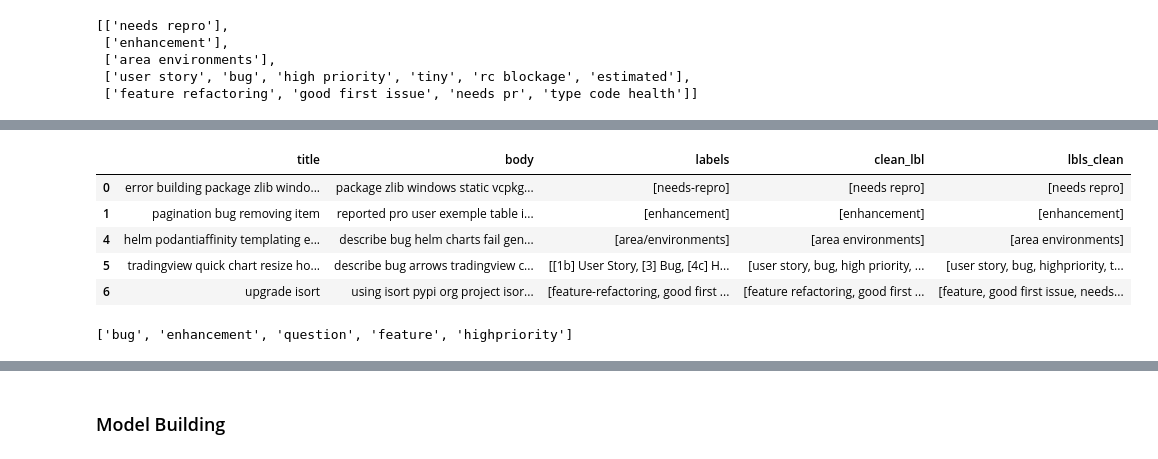
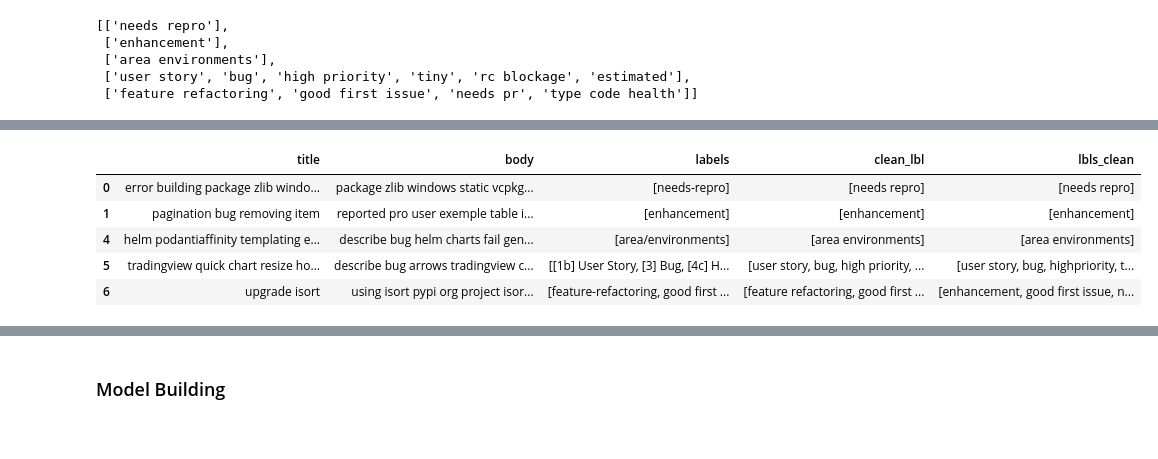
Before and after one commit to fyprjgroup3/FY_project, a Jupyter notebook: Labelizer_nb_v3.ipynb, the cells around one changed output, grey strips where cells are left out. Saved outputs shown, nothing was run; the diff lists cells and outputs as text; code cells hidden in the pictures.

```diff
--- a/Labelizer_nb_v3.ipynb
+++ b/Labelizer_nb_v3.ipynb
@@ -25,8 +33,8 @@ pd.set_option("display.max_rows",2500)
 ### Data Import
 # %%
 #import the data
-#data=pd.concat([pd.read_csv('/content/drive/My Drive/FY_project/dataset/results-20190513-ofapr19.csv'), pd.read_csv('/content/drive/My Drive/FY_project/dataset/results-20190613-ofmay19.csv')])
-data=pd.read_csv('E:\yearproject.csv')
+data=pd.concat([pd.read_csv('/content/drive/My Drive/FY_project/dataset/results-20190513-ofapr19.csv'), pd.read_csv('/content/drive/My Drive/FY_project/dataset/results-20190613-ofmay19.csv')])
+#data=pd.read_csv('E:\yearproject.csv')
 data.head()
 # %% [output]
 |  | action | url | title | body | labels |
@@ -388,0 +397,7 @@ freq[:50]
+# %%
+#feature and enhancement are same hence using single word enhancement
+lbls1=[]
+for i in lbls:
+    i=[w.replace('feature','enhancement')
+        for w in i]
+    lbls1.append(i)
@@ -389,12 +436,12 @@ freq[:50]
 # %%
 #add cleaned labels to the dataset
-data['lbls_clean']=lbls
+data['lbls_clean']=lbls1
 data.head()
 # %% [output]
 |  | title | body | labels | clean_lbl | lbls_clean |
 | 0 | error building package zlib windo... | package zlib windows static vcpkg... | [needs-repro] | [needs repro] | [needs repro] |
 | 1 | pagination bug removing item | reported pro user exemple table i... | [enhancement] | [enhancement] | [enhancement] |
 | 4 | helm podantiaffinity templating e... | describe bug helm charts fail gen... | [area/environments] | [area environments] | [area environments] |
 | 5 | tradingview quick chart resize ho... | describe bug arrows tradingview c... | [[1b] User Story, [3] Bug, [4c] H... | [user story, bug, high priority, ... | [user story, bug, highpriority, t... |
-| 6 | upgrade isort | using isort pypi org project isor... | [feature-refactoring, good first ... | [feature refactoring, good first ... | [feature, good first issue, needs... |
+| 6 | upgrade isort | using isort pypi org project isor... | [feature-refactoring, good first ... | [feature refactoring, good first ... | [enhancement, good first issue, n... |
 # %%
@@ -406,4 +457,0 @@ for i in freq[:50]:
-# %%
-selected_labels[:5]
-# %% [output]
-['bug', 'enhancement', 'question', 'feature', 'highpriority']
```
Also changed, not shown: parts of 28 cells of this notebook.
